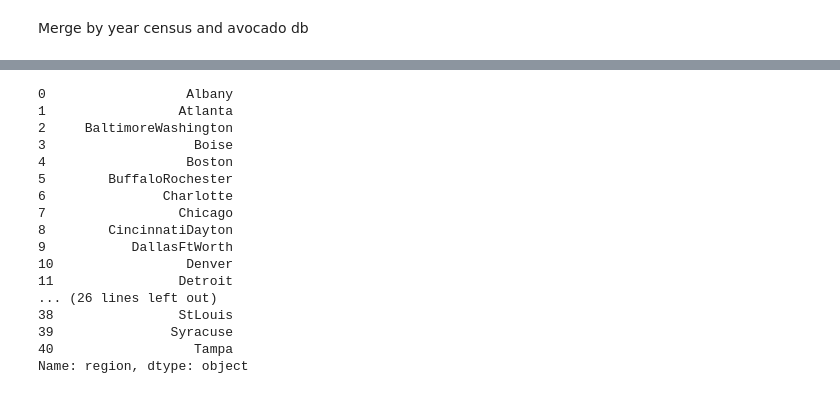
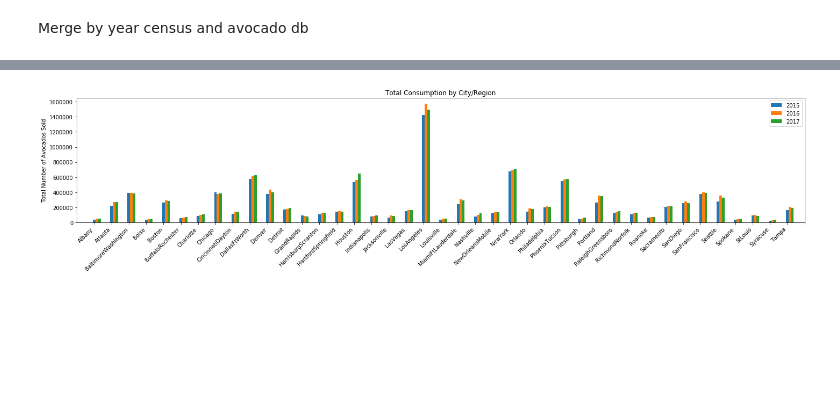
Before and after one commit to lourdesrm/AvocadoMadness, a Jupyter notebook: Consumption_Plots.ipynb, the cells around one changed output, grey strips where cells are left out. Drawn from its saved outputs; the diff is of its cells as text; code cells hidden in the pictures; blank space fills up the shorter version.

Commit message:
updated preliminary plots

```diff
--- a/Consumption_Plots.ipynb
+++ b/Consumption_Plots.ipynb
@@ -301,16 +285,0 @@ final_average_2017_df.plot(kind='scatter', x='Per Capita Income', y='Total Volum
-# %%
-y = np.arange(len(region_17))
-x = np.arange(len(region_15))
-fig, ax = plt.subplots(figsize=(20,30))
-width = 0.2
-
-ax.barh(x, total_15, width, color='red', label='2015')
-ax.barh(x - width/2, total_16, width, color='green', label='2016')
-ax.barh(y - width*1.5, total_17, width, color='orange', label='2017')
-
-
-
-# ax.set(yticks=region_15 + width, yticklabels=df.graph, ylim=[2*width - 1, len(df)])
-ax.legend()
-
-plt.show()
@@ -319,20 +286,36 @@ plt.show()
-# %%
-region_15
-# %% [output]
-0                  Albany
-1                 Atlanta
-2     BaltimoreWashington
-3                   Boise
-4                  Boston
-5        BuffaloRochester
-6               Charlotte
-7                 Chicago
-8        CincinnatiDayton
-9           DallasFtWorth
-10                 Denver
-11                Detroit
-... (26 lines left out)
-38                StLouis
-39               Syracuse
-40                  Tampa
-Name: region, dtype: object
+# %%
+# the label locations
+x = np.arange(len(region_15))
+
+# the width of the bars
+width = 0.15
+
+# setting subplot size
+fig, ax = plt.subplots(figsize=(20,5))
+
+# creating bar plots for min and max price from variables above
+year2015 = ax.bar(x, total_15, width, label='2015')
+year2016 = ax.bar(x + width, total_16, width, label='2016')
+year2017 = ax.bar(x + width*2, total_17, width, label='2017')
+# setting Y axis label
+ax.set_ylabel('Total Number of Avocados Sold')
+# Setting plot title
+ax.set_title('Total Consumption by City/Region')
+# setting x axis ticks
+ax.set_xticks(y)
+
+# format x axis labels to be able to easily digest
+ax.set_xticklabels(region_15, rotation = 45, ha="right")
+# show plot legend
+ax.legend()
+# set x axis limit
+plt.xlim(-1.0,len(x))
+
+# clean up plot
+fig.tight_layout()
+# save file as PNG for presentation
+plt.savefig("data/TotalVolumeByYearByCity.png")
+# show figure
+plt.show()
+# %% [output]
+[figure, added]
```
Also changed, not shown: parts of 14 cells of this notebook.
